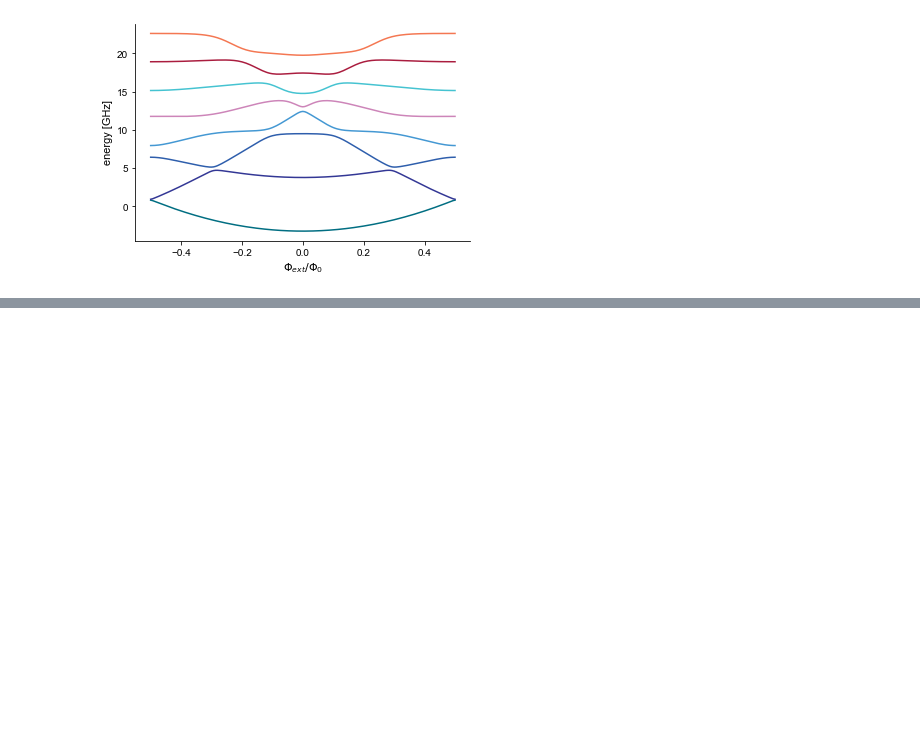
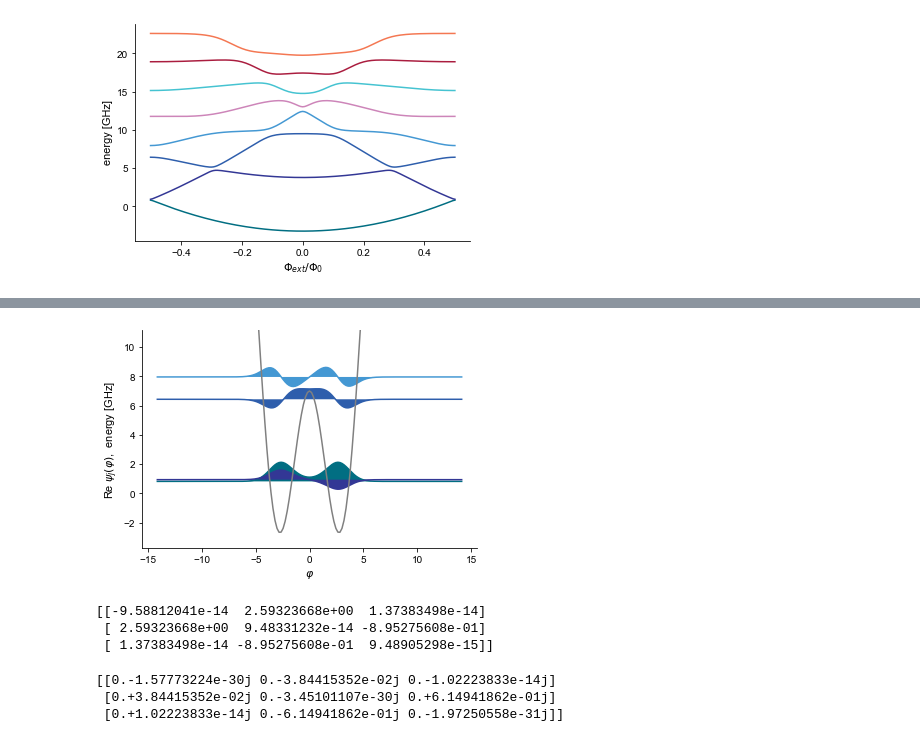
Before and after one commit to LeonG69/MRes, a Jupyter notebook: Fluxonium_sim_scqubits.ipynb, the cells around one changed output, grey strips where cells are left out. Cells and saved outputs as stored; diff of their text form; code cells hidden in the pictures; blank space fills up the shorter version.

```diff
--- a/Fluxonium_sim_scqubits.ipynb
+++ b/Fluxonium_sim_scqubits.ipynb
@@ -19,0 +25,25 @@ fluxonium.plot_evals_vs_paramvals('flux', flux_list, evals_count=8);
+# %%
+fluxonium = scq.Fluxonium(
+    EJ=7,
+    EC=1,
+    EL=1,
+    cutoff = 100,
+    flux = 0.5
+)
+fig, axes=fluxonium.plot_wavefunction(esys=None, which=[0,1,2,3], mode='real');
+# %% [output]
+[figure, added]
+# %%
+phimat = fluxonium.matrixelement_table('phi_operator', evals_count=3)
+print(phimat)
+# %% [output]
+[[-9.58812041e-14  2.59323668e+00  1.37383498e-14]
+ [ 2.59323668e+00  9.48331232e-14 -8.95275608e-01]
+ [ 1.37383498e-14 -8.95275608e-01  9.48905298e-15]]
+# %%
+nmat = fluxonium.matrixelement_table('n_operator', evals_count=3)
+print(nmat)
+# %% [output]
+[[0.-1.57773224e-30j 0.-3.84415352e-02j 0.-1.02223833e-14j]
+ [0.+3.84415352e-02j 0.-3.45101107e-30j 0.+6.14941862e-01j]
+ [0.+1.02223833e-14j 0.-6.14941862e-01j 0.-1.97250558e-31j]]
```
Also changed, not shown: parts of 5 cells of this notebook, 2 other files.
